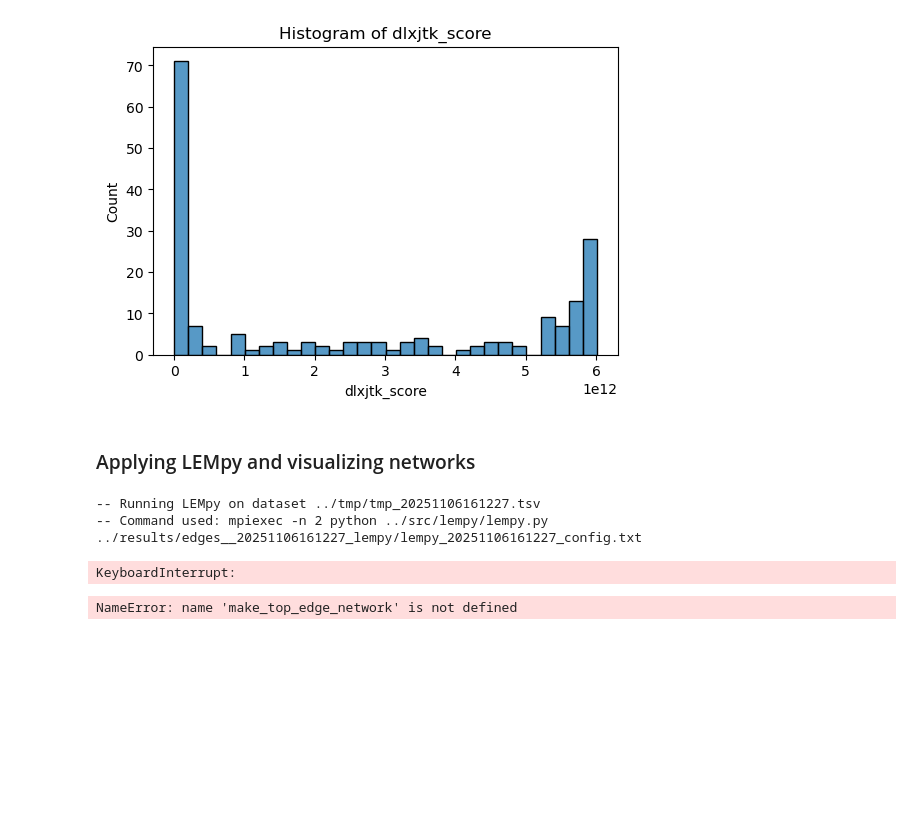
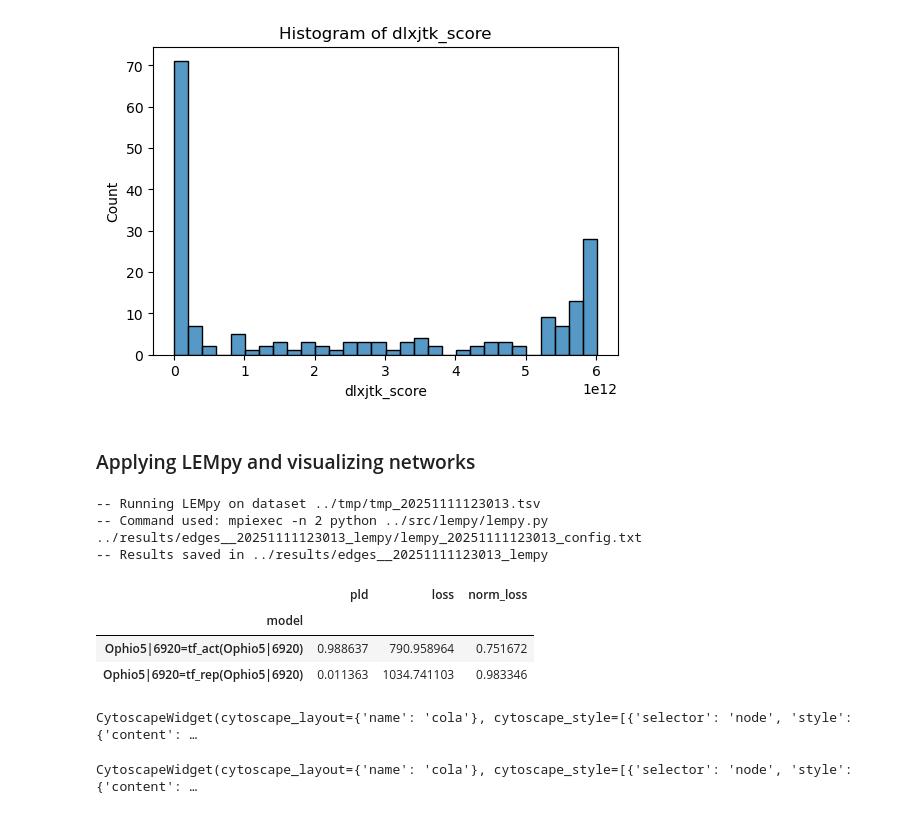
Before and after one commit to maxwellmlin/bio218-project, a Jupyter notebook: notebooks/data_to_network_demo@max.ipynb, the cells around one changed output. Cells and saved outputs as stored; diff of their text form; code cells hidden in the pictures; blank space fills up the shorter version.

Commit message:
Add lem results

```diff
--- a/notebooks/data_to_network_demo@max.ipynb
+++ b/notebooks/data_to_network_demo@max.ipynb
@@ -198,7 +198,12 @@ activators_list = []
 # %%
 # LEMpy requires a dataset, lists of targets, repressors and activators, and something to name the results. Here I used the same filename as before in the periodicity section.
-all_scores_df = run_lem(dataset, targets_list, targets_list, targets_list, 'edges')
+# all_scores_df = run_lem(dataset, targets_list, targets_list, targets_list, 'edges')
+# all_scores_df
 # %% [output]
--- Running LEMpy on dataset ../tmp/tmp_20251106161227.tsv
--- Command used: mpiexec -n 2 python ../src/lempy/lempy.py ../results/edges__20251106161227_lempy/lempy_20251106161227_config.txt
+-- Running LEMpy on dataset ../tmp/tmp_20251111123013.tsv
+-- Command used: mpiexec -n 2 python ../src/lempy/lempy.py ../results/edges__20251111123013_lempy/lempy_20251111123013_config.txt
+-- Results saved in ../results/edges__20251111123013_lempy
-KeyboardInterrupt:
+|  | pld | loss | norm_loss |
+| model |  |  |  |
+| Ophio5|6920=tf_act(Ophio5|6920) | 0.988637 | 790.958964 | 0.751672 |
+| Ophio5|6920=tf_rep(Ophio5|6920) | 0.011363 | 1034.741103 | 0.983346 |
@@ -207,6 +220,10 @@ KeyboardInterrupt:
 # The network produced is interactive so you can move the nodes/genes around. If you know the order of how the genes are expressed, try rearranging
 # the nodes in the network in the same order!
 # NOTE: To view the network, you must rerun all the cells in this notebook and then this cell.
-make_top_edge_network(all_scores_df, 10)
+make_top_edge_network(top_10_df, 10)
 # %% [output]
-NameError: name 'make_top_edge_network' is not defined
+CytoscapeWidget(cytoscape_layout={'name': 'cola'}, cytoscape_style=[{'selector': 'node', 'style': {'content': …
+# %%
+make_top_edge_network(top_20_df, 20)
+# %% [output]
+CytoscapeWidget(cytoscape_layout={'name': 'cola'}, cytoscape_style=[{'selector': 'node', 'style': {'content': …
```
Also changed, not shown: parts of 6 cells of this notebook.
